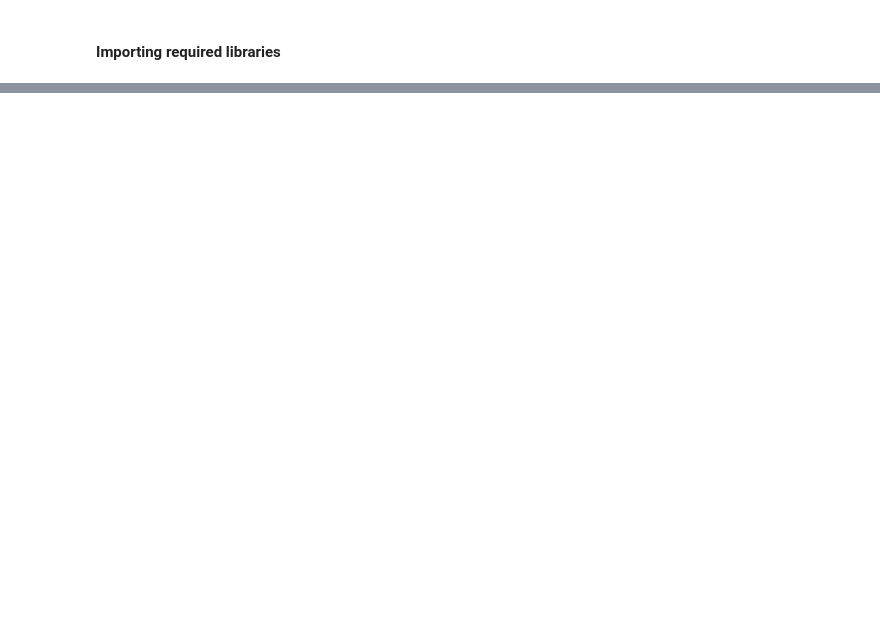
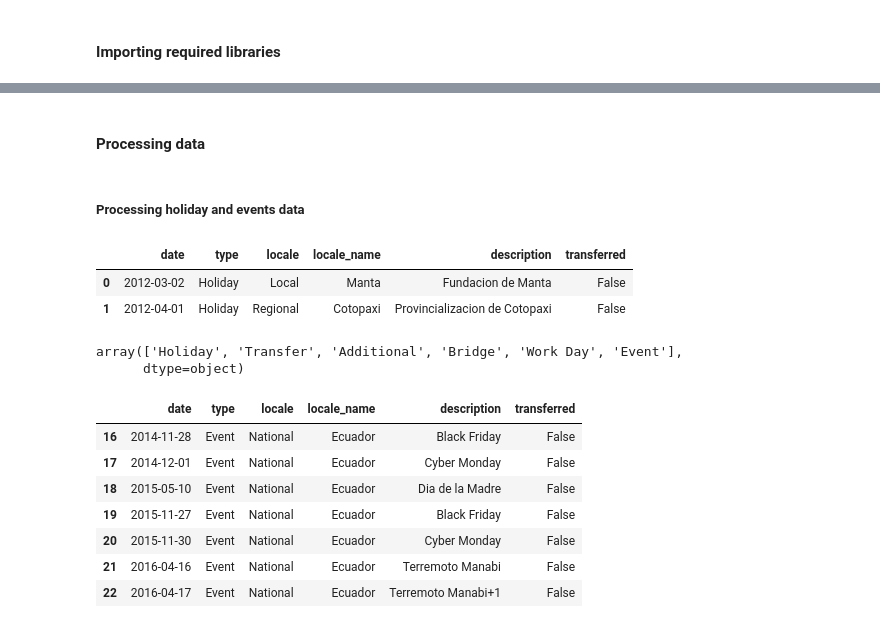
Before and after one commit to aishwarya-mm16/Store-sales-forecasting, a Jupyter notebook: EDA.ipynb, the cells around one changed output, grey strips where cells are left out. Saved outputs shown, nothing was run; the diff lists cells and outputs as text; code cells hidden in the pictures; blank space fills up the shorter version.

Commit message:
Data description, research files added. First phase of EDA done.

```diff
--- a/EDA.ipynb
+++ b/EDA.ipynb
@@ -3,5 +3,10 @@
 # %%
 import pandas as pd
 import numpy as np
+from scipy.stats import variation
+
 import matplotlib.pyplot as plt
 import plotly.graph_objects as go
+
+# Settings
+pd.options.display.float_format = '{:.2f}'.format
@@ -18,0 +15,8 @@ d
+# %%
+train = pd.read_csv('Data/train.csv')
+test = pd.read_csv('Data/test.csv')
+stores = pd.read_csv('Data/stores.csv')
+transactions = pd.read_csv('Data/transactions.csv')
+holidays_events = pd.read_csv('Data/holidays_events.csv')
+oil = pd.read_csv('Data/oil.csv')
+sample_submission = pd.read_csv('Data/sample_submission.csv')
@@ -18,0 +107,28 @@ d
+# %% [markdown]
+#### Processing data
+# %% [markdown]
+##### Processing holiday and events data
+# %%
+holidays_events_proc = holidays_events.copy()
+holidays_events_proc.head(2)
+# %% [output]
+|  | date | type | locale | locale_name | description | transferred |
+| 0 | 2012-03-02 | Holiday | Local | Manta | Fundacion de Manta | False |
+| 1 | 2012-04-01 | Holiday | Regional | Cotopaxi | Provincializacion de Cotopaxi | False |
+# %%
+holidays_events_proc['type'].unique()
+# %% [output]
+array(['Holiday', 'Transfer', 'Additional', 'Bridge', 'Work Day', 'Event'],
+      dtype=object)
+# %%
+# Event is not a holiday. It includes Earthquake, Black friday, etc.
+holidays_events_proc[holidays_events_proc['type']=='Event'].reset_index(drop=True).iloc[16:23]
+# %% [output]
+|  | date | type | locale | locale_name | description | transferred |
+| 16 | 2014-11-28 | Event | National | Ecuador | Black Friday | False |
+| 17 | 2014-12-01 | Event | National | Ecuador | Cyber Monday | False |
+| 18 | 2015-05-10 | Event | National | Ecuador | Dia de la Madre | False |
+| 19 | 2015-11-27 | Event | National | Ecuador | Black Friday | False |
+| 20 | 2015-11-30 | Event | National | Ecuador | Cyber Monday | False |
+| 21 | 2016-04-16 | Event | National | Ecuador | Terremoto Manabi | False |
+| 22 | 2016-04-17 | Event | National | Ecuador | Terremoto Manabi+1 | False |
```
Also changed, not shown: parts of 29 cells of this notebook, 4 other files.
